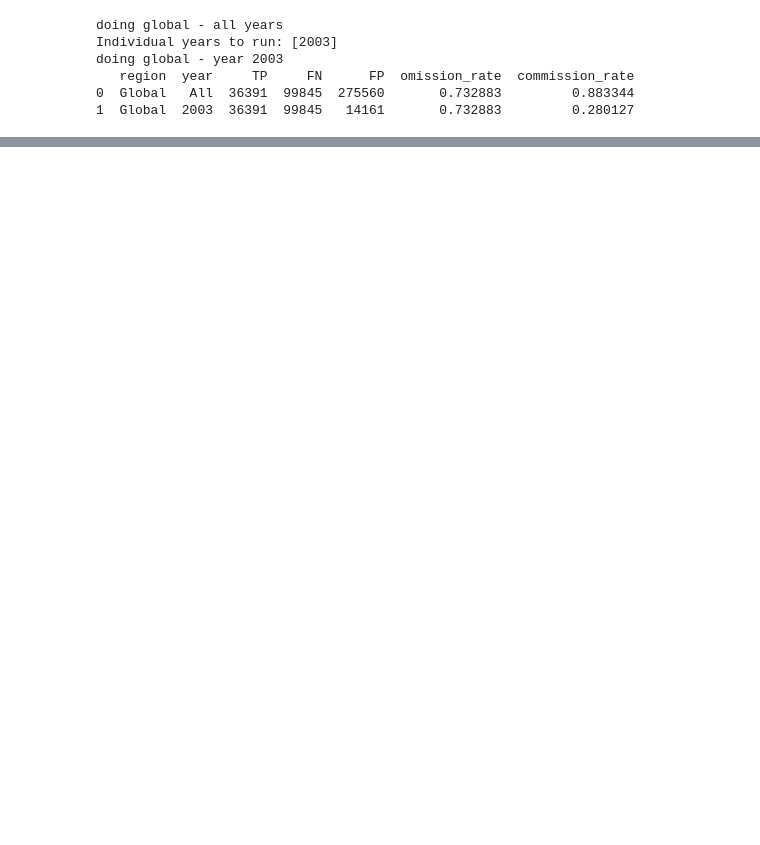
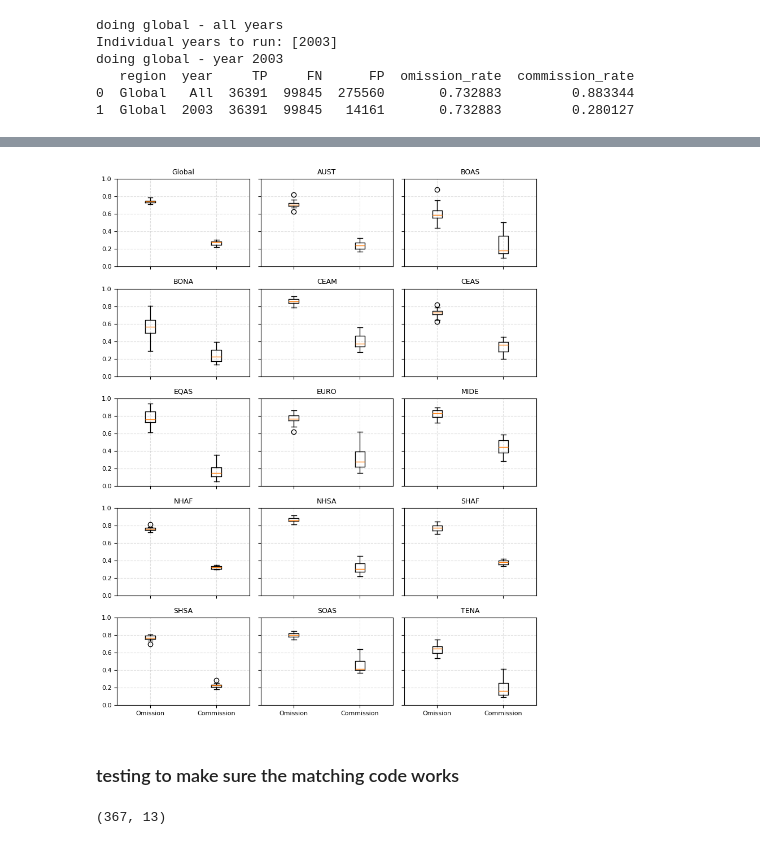
Before and after one commit to mdj4/avhrr-fire, a Jupyter notebook: src/06_intercomparison/error_analysis.ipynb, the cells around one changed output, grey strips where cells are left out. Cells and saved outputs as stored; diff of their text form; code cells hidden in the pictures; blank space fills up the shorter version.

```diff
--- a/src/06_intercomparison/error_analysis.ipynb
+++ b/src/06_intercomparison/error_analysis.ipynb
@@ -408,0 +505,48 @@ doing global - year 2010
+# %%
+# Filter and prepare data
+result_df = result_df[result_df['region'] != 'Mask'].copy()
+result_df = result_df[result_df['year'] != 'All'].copy()
+result_df['year'] = pd.to_numeric(result_df['year'])
+
+# Sort regions, ensuring 'Global' is first
+all_regions = sorted(result_df['region'].unique(), key=lambda x: (x != 'Global', x))
+n_panels = len(all_regions)
+
+# Layout settings
+ncols = 3
+nrows = 5
+fig, axes = plt.subplots(nrows, ncols, figsize=(8, 10), sharex=True, sharey=True)
+axes = axes.flatten()
+
+for i, region in enumerate(all_regions):
+    ax = axes[i]
+    data = result_df[result_df['region'] == region]
+
+    omission_data = data['omission_rate'].dropna()
+    commission_data = data['commission_rate'].dropna()
+
+    ax.boxplot([omission_data, commission_data], positions=[1, 2])
+
+    ax.set_title(region, fontsize=9)
+    ax.set_xticks([1, 2])
+    ax.set_xticklabels(['Omission', 'Commission'], fontsize=8)
+    ax.set_ylim(0, 1)
+    ax.tick_params(axis='y', labelsize=8)
+
+    ax.grid(True, linestyle='--', alpha=0.4)
+
+# Hide unused axes
+for j in range(i + 1, len(axes)):
+    fig.delaxes(axes[j])
+
+plt.tight_layout()
+plt.show()
+# %% [output]
+[figure, added]
+# %% [markdown]
+### testing to make sure the matching code works
+# %%
+asub = avhrr.loc[(avhrr.year == 2016) & (avhrr.doy == 222), :].copy()
+msub = modis.loc[(modis.year == 2016) & (modis.doy == 222), :].copy()
+# %% [output]
+(367, 13)
```
Also changed, not shown: parts of 7 cells of this notebook.
